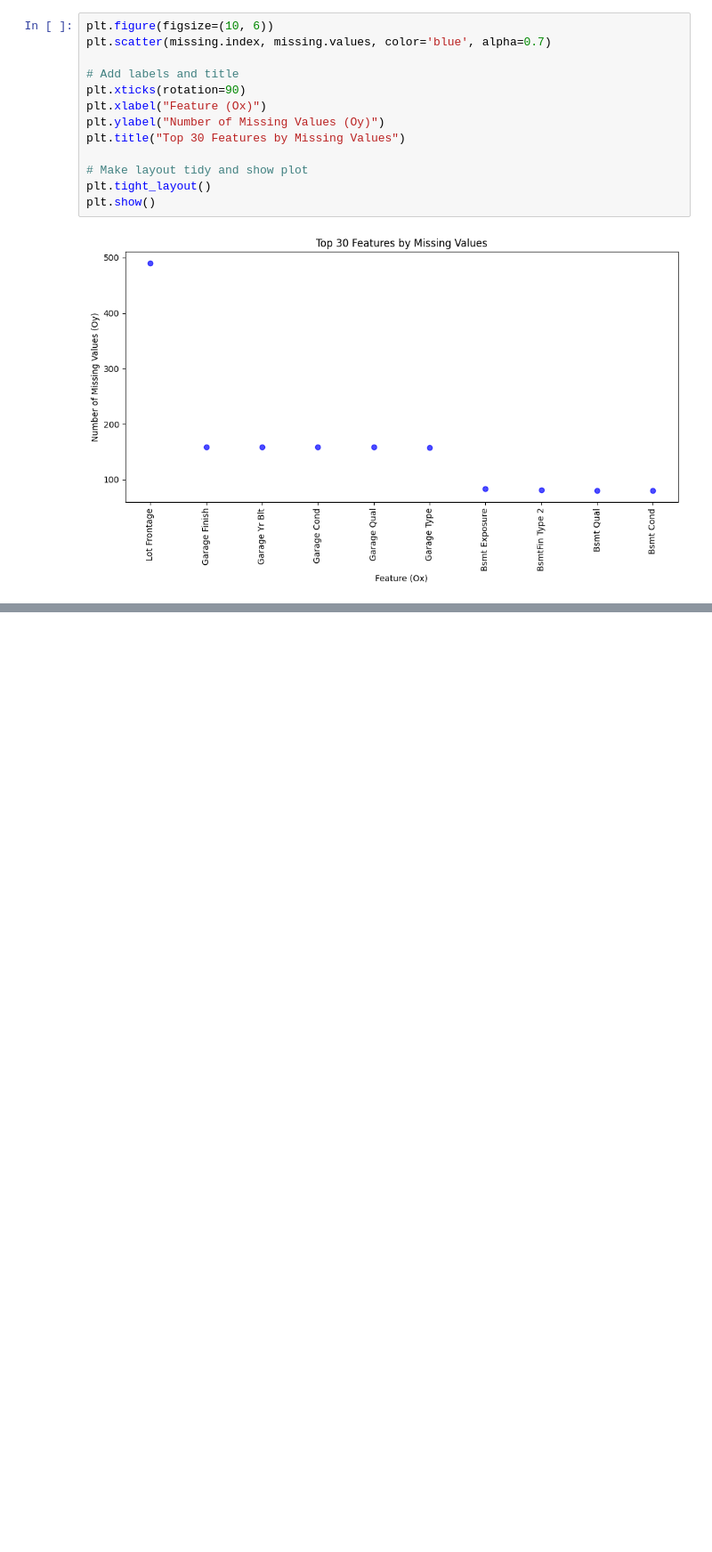
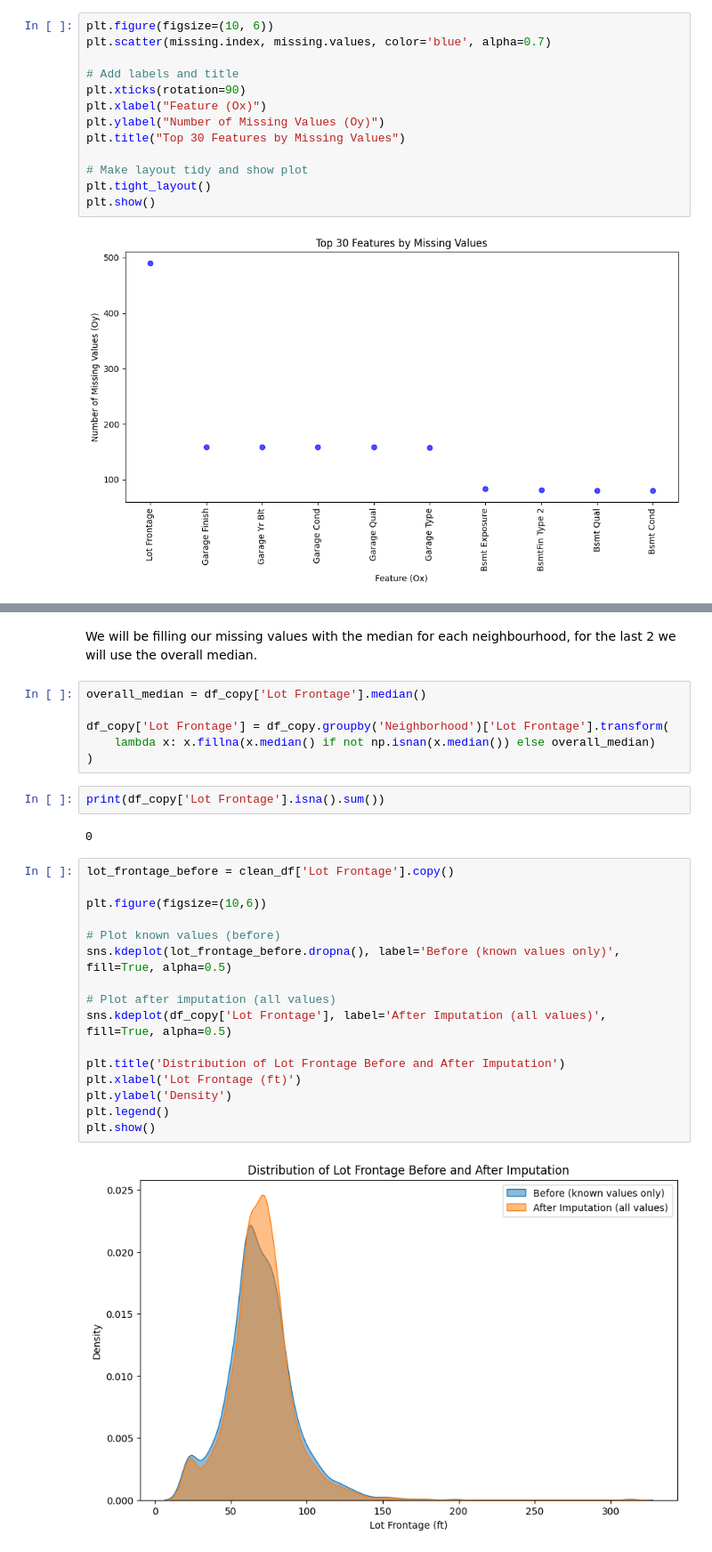
Before and after one commit to hedesiustefan/ML_Project, a Jupyter notebook: dataexplore.ipynb, the cells around one changed output, grey strips where cells are left out. Shown at 89% size. Drawn from its saved outputs; the diff is of its cells as text; blank space fills up the shorter version.

```diff
--- a/dataexplore.ipynb
+++ b/dataexplore.ipynb
@@ -516,0 +601,30 @@ plt.show()
+# %% [markdown]
+We will be filling our missing values with the median for each neighbourhood, for the last 2 we will use the overall median.
+# %%
+overall_median = df_copy['Lot Frontage'].median()
+
+df_copy['Lot Frontage'] = df_copy.groupby('Neighborhood')['Lot Frontage'].transform(
+    lambda x: x.fillna(x.median() if not np.isnan(x.median()) else overall_median)
+)
+# %%
+print(df_copy['Lot Frontage'].isna().sum())
+# %% [output]
+0
+# %%
+lot_frontage_before = clean_df['Lot Frontage'].copy()
+
+plt.figure(figsize=(10,6))
+
+# Plot known values (before)
+sns.kdeplot(lot_frontage_before.dropna(), label='Before (known values only)', fill=True, alpha=0.5)
+
+# Plot after imputation (all values)
+sns.kdeplot(df_copy['Lot Frontage'], label='After Imputation (all values)', fill=True, alpha=0.5)
+
+plt.title('Distribution of Lot Frontage Before and After Imputation')
+plt.xlabel('Lot Frontage (ft)')
+plt.ylabel('Density')
+plt.legend()
+plt.show()
+# %% [output]
+[figure, added]
```
Also changed, not shown: parts of 14 cells of this notebook.
